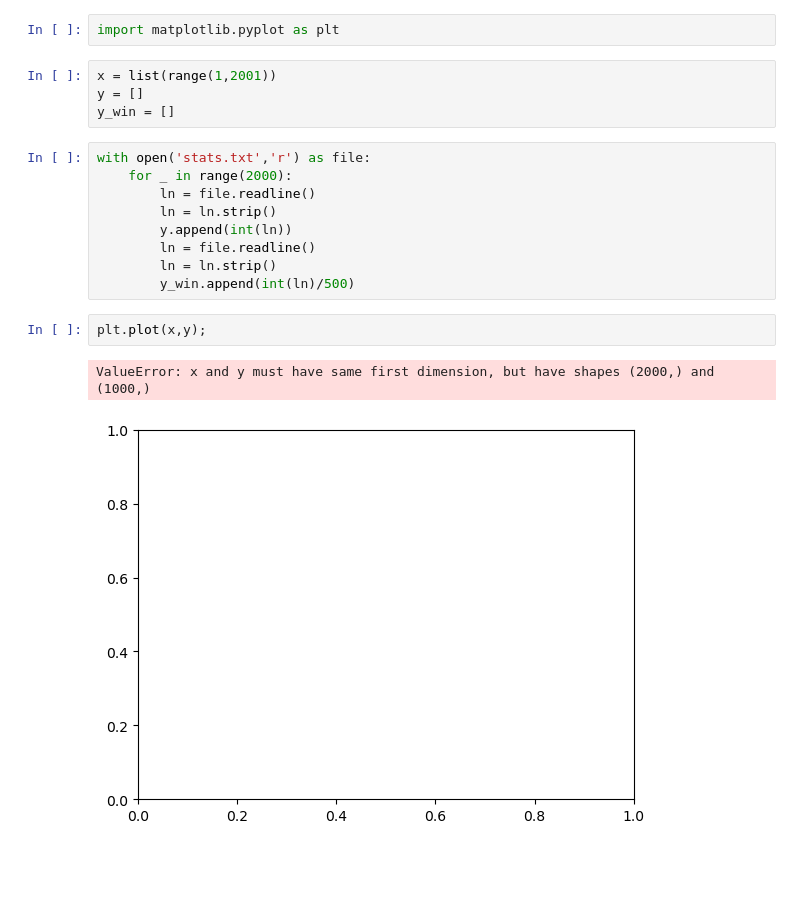
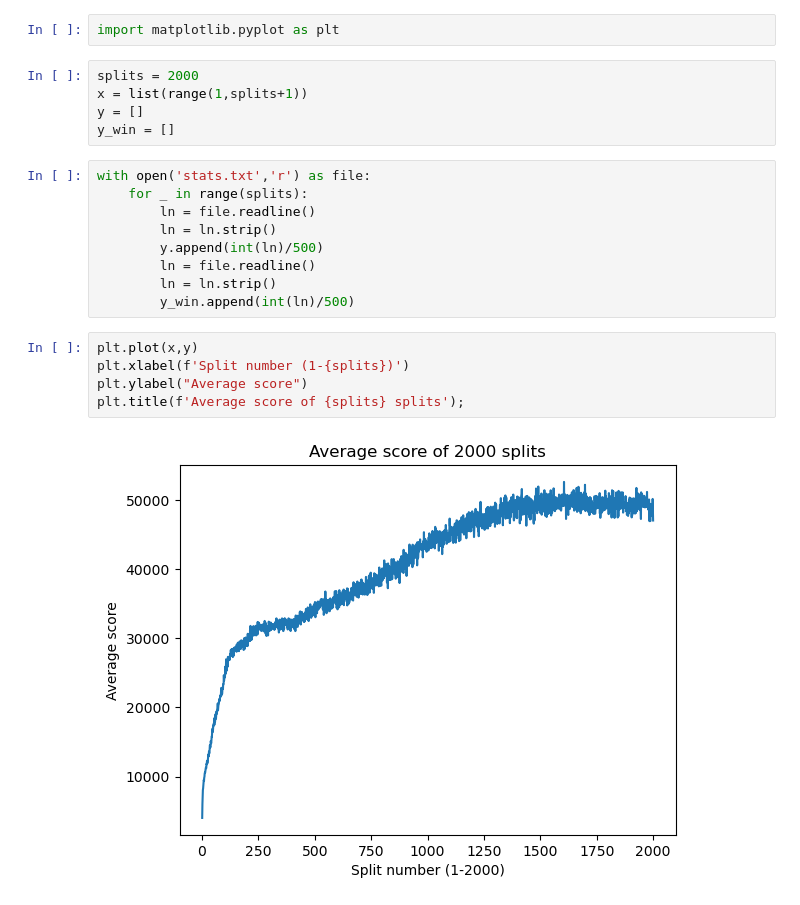
Before and after one commit to alexyzha/ASM-Make, a Jupyter notebook: ntuple-bot/src/dat/graph.ipynb, the cells around one changed output. Saved outputs shown, nothing was run; the diff lists cells and outputs as text; blank space fills up the shorter version.

Commit message:
changed grapher script

```diff
--- a/ntuple-bot/src/dat/graph.ipynb
+++ b/ntuple-bot/src/dat/graph.ipynb
@@ -1,22 +1,25 @@
 # %%
 import matplotlib.pyplot as plt
 # %%
-x = list(range(1,2001))
+splits = 2000
+x = list(range(1,splits+1))
 y = []
 y_win = []
 # %%
 with open('stats.txt','r') as file:
-    for _ in range(2000):
+    for _ in range(splits):
         ln = file.readline()
         ln = ln.strip()
-        y.append(int(ln))
+        y.append(int(ln)/500)
         ln = file.readline()
         ln = ln.strip()
         y_win.append(int(ln)/500)
 # %%
-plt.plot(x,y);
+plt.plot(x,y)
+plt.xlabel(f'Split number (1-{splits})')
+plt.ylabel("Average score")
+plt.title(f'Average score of {splits} splits');
 # %% [output]
-ValueError: x and y must have same first dimension, but have shapes (2000,) and (1000,)
-[figure, old version]
+[figure, new version]
 # %%
 plt.plot(x,y_win);
```
Also changed, not shown: parts of 1 cell of this notebook.
